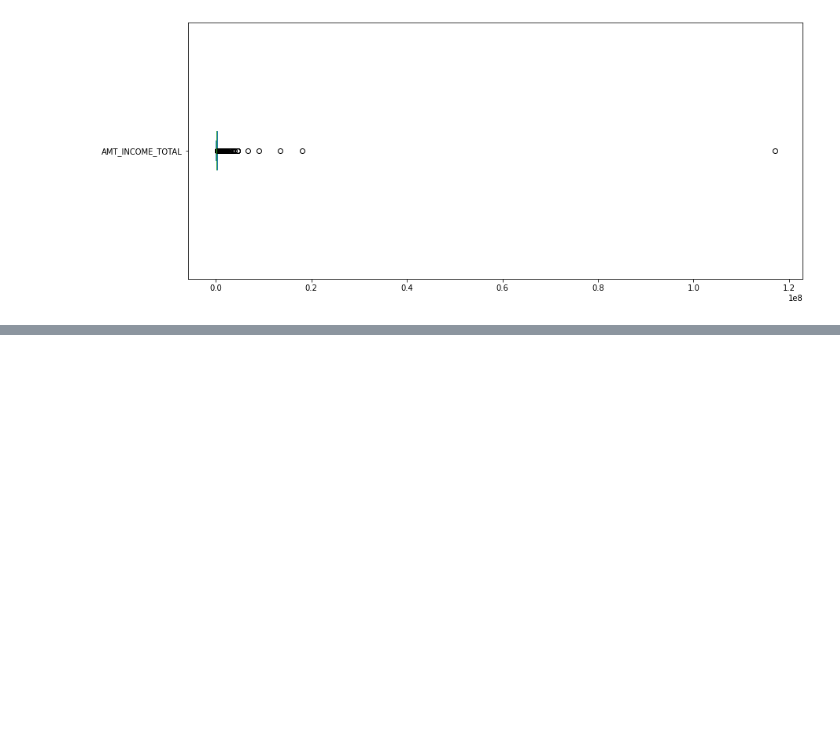
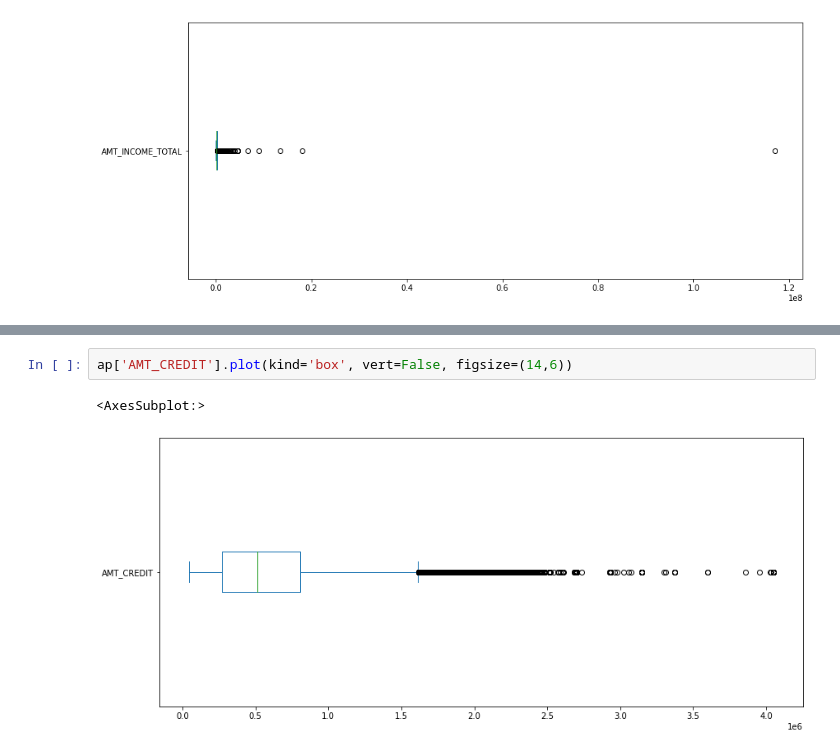
Before and after one commit to VicMer2412/AAI510_Mod1_Assignment1, a Jupyter notebook: Assignment1.ipynb, the cells around one changed output, grey strips where cells are left out. Drawn from its saved outputs; the diff is of its cells as text; blank space fills up the shorter version.

Commit message:
Use the describe function and plot data.

```diff
--- a/Assignment1.ipynb
+++ b/Assignment1.ipynb
@@ -372,0 +49,5 @@ corr
+# %%
+ap['AMT_CREDIT'].plot(kind='box', vert=False, figsize=(14,6))
+# %% [output]
+<AxesSubplot:>
+[figure, added]
```
Also changed, not shown: parts of 52 cells of this notebook.
